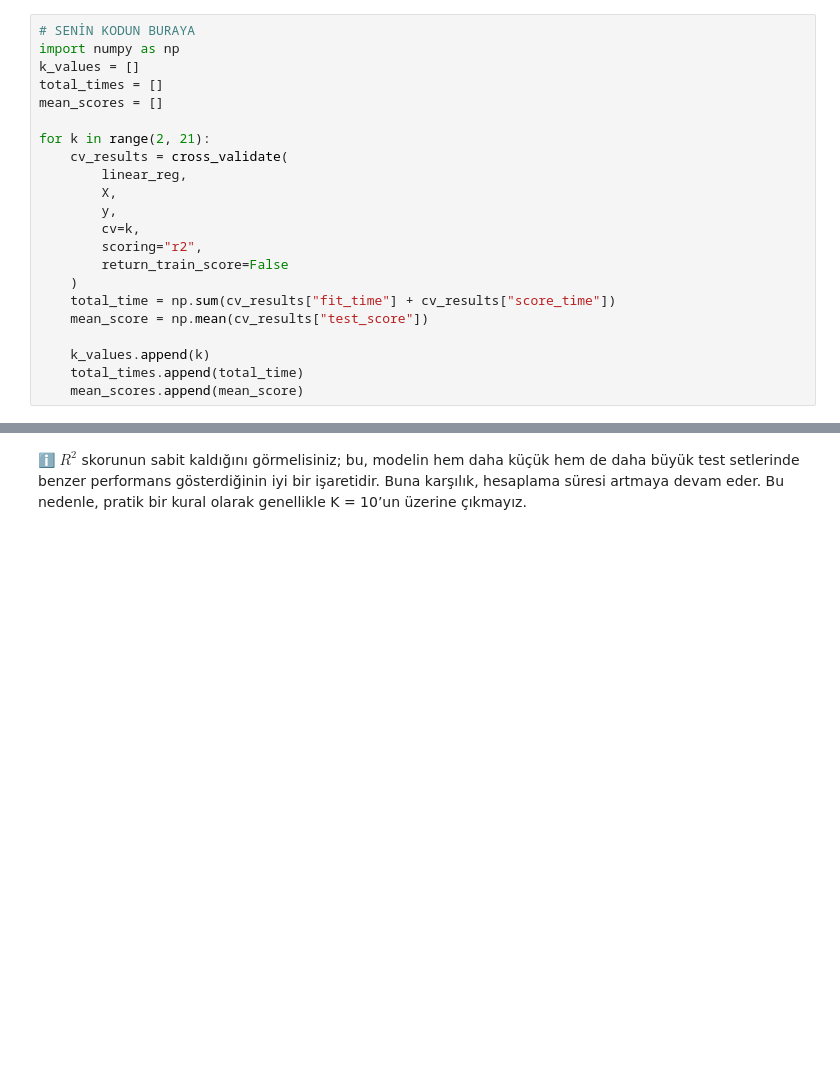
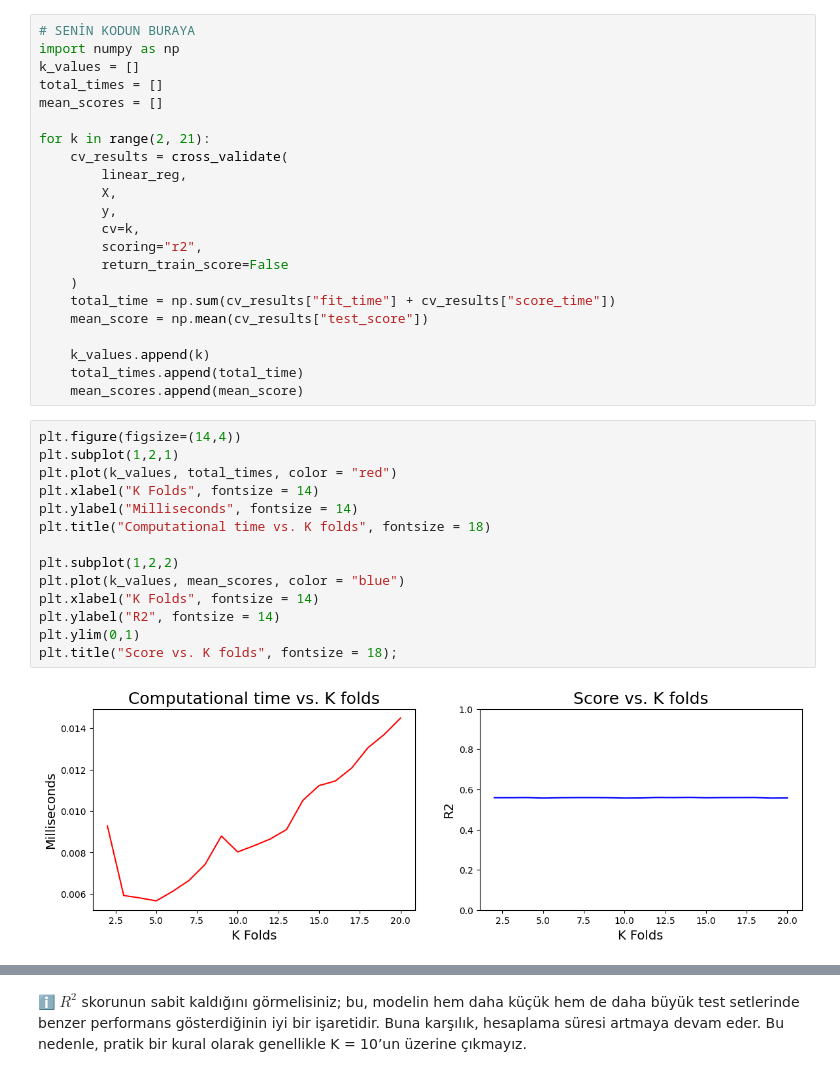
Before and after one commit to gonulsabah/workintech_project, a Jupyter notebook: S16D1-S-data-linear-regression/Linear_Regression.ipynb, the cells around one changed output, grey strips where cells are left out. Saved outputs shown, nothing was run; the diff lists cells and outputs as text; blank space fills up the shorter version.

Commit message:
linear-regression, learning-curves added

```diff
--- a/S16D1-S-data-linear-regression/Linear_Regression.ipynb
+++ b/S16D1-S-data-linear-regression/Linear_Regression.ipynb
@@ -151,6 +151,22 @@ for k in range(2, 21):
     k_values.append(k)
     total_times.append(total_time)
     mean_scores.append(mean_score)
+# %%
+plt.figure(figsize=(14,4))
+plt.subplot(1,2,1)
+plt.plot(k_values, total_times, color = "red")
+plt.xlabel("K Folds", fontsize = 14)
+plt.ylabel("Milliseconds", fontsize = 14)
+plt.title("Computational time vs. K folds", fontsize = 18)
+
+plt.subplot(1,2,2)
+plt.plot(k_values, mean_scores, color = "blue")
+plt.xlabel("K Folds", fontsize = 14)
+plt.ylabel("R2", fontsize = 14)
+plt.ylim(0,1)
+plt.title("Score vs. K folds", fontsize = 18);
+# %% [output]
+[figure, added]
 # %%
 # SENİN KODUN BURAYA
 plt.figure()
```
Also changed, not shown: parts of 15 cells of this notebook, 14 other files.
